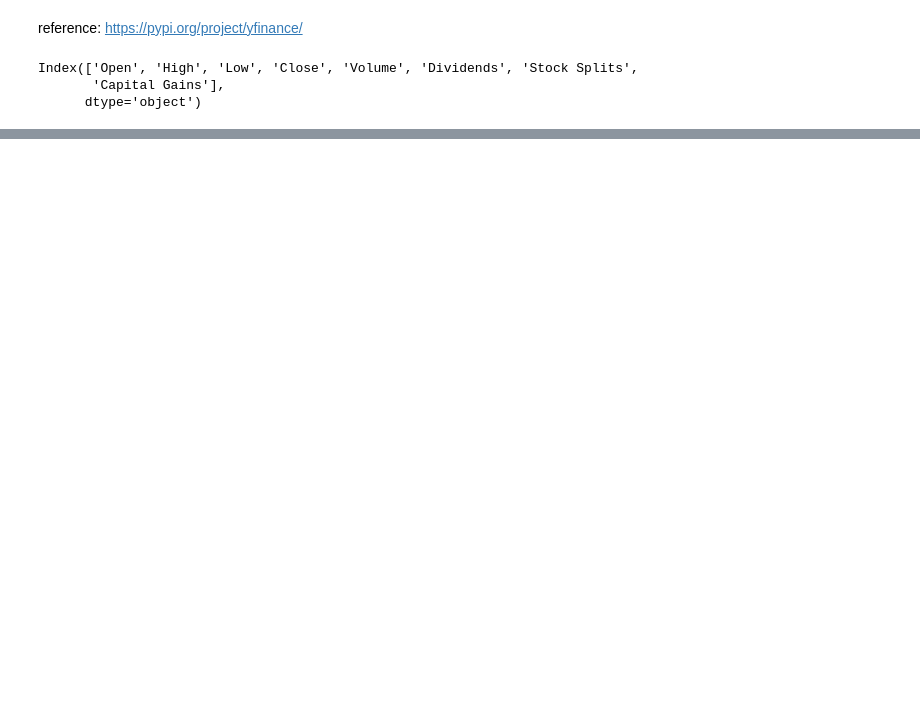
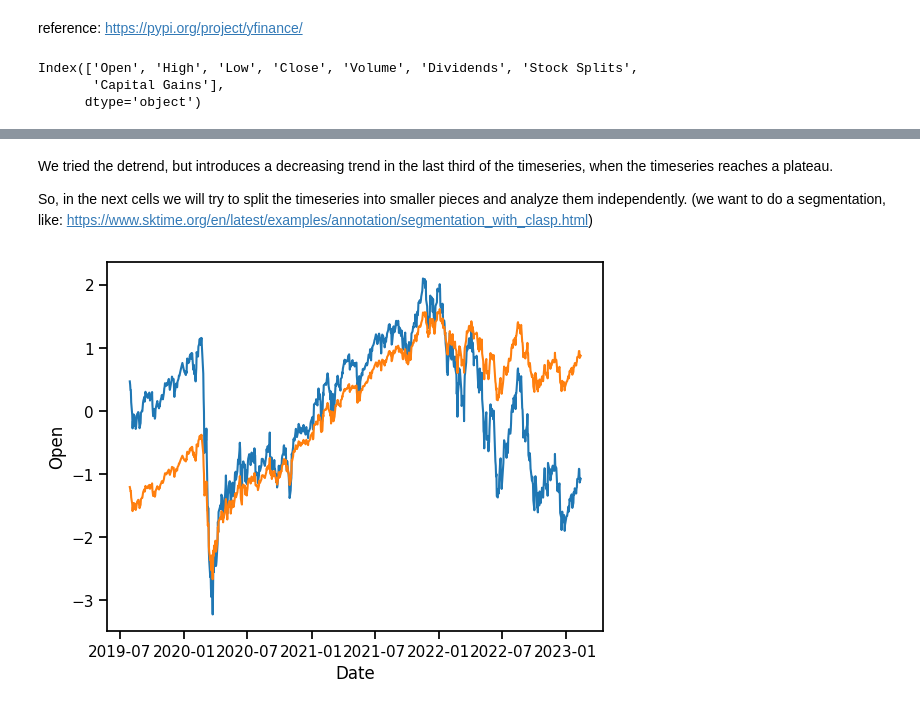
Before and after one commit to GianFree/timeseries, a Jupyter notebook: test.ipynb, the cells around one changed output, grey strips where cells are left out. Saved outputs shown, nothing was run; the diff lists cells and outputs as text; code cells hidden in the pictures; blank space fills up the shorter version.

```diff
--- a/test.ipynb
+++ b/test.ipynb
@@ -38,0 +44,16 @@ plt.show()
+# %%
+open_ts = vwce_ts['Open'].values
+# %% [markdown]
+We tried the detrend, but introduces a decreasing trend in the last third of the timeseries, when the timeseries reaches a plateau.
+
+So, in the next cells we will try to split the timeseries into smaller pieces and analyze them independently.
+(we want to do a segmentation, like: https://www.sktime.org/en/latest/examples/annotation/segmentation_with_clasp.html)
+# %%
+detrend_open = sig.detrend(open_ts)
+# %%
+plt.plot(vwce_ts.index.values, (detrend_open-detrend_open.mean())/detrend_open.std())
+sns.lineplot(data=(vwce_ts-vwce_ts.mean())/vwce_ts.std(),x=vwce_ts.index,y='Open')
+
+plt.show()
+# %% [output]
+[figure, added]
```
Also changed, not shown: parts of 33 cells of this notebook, 1 other file.
